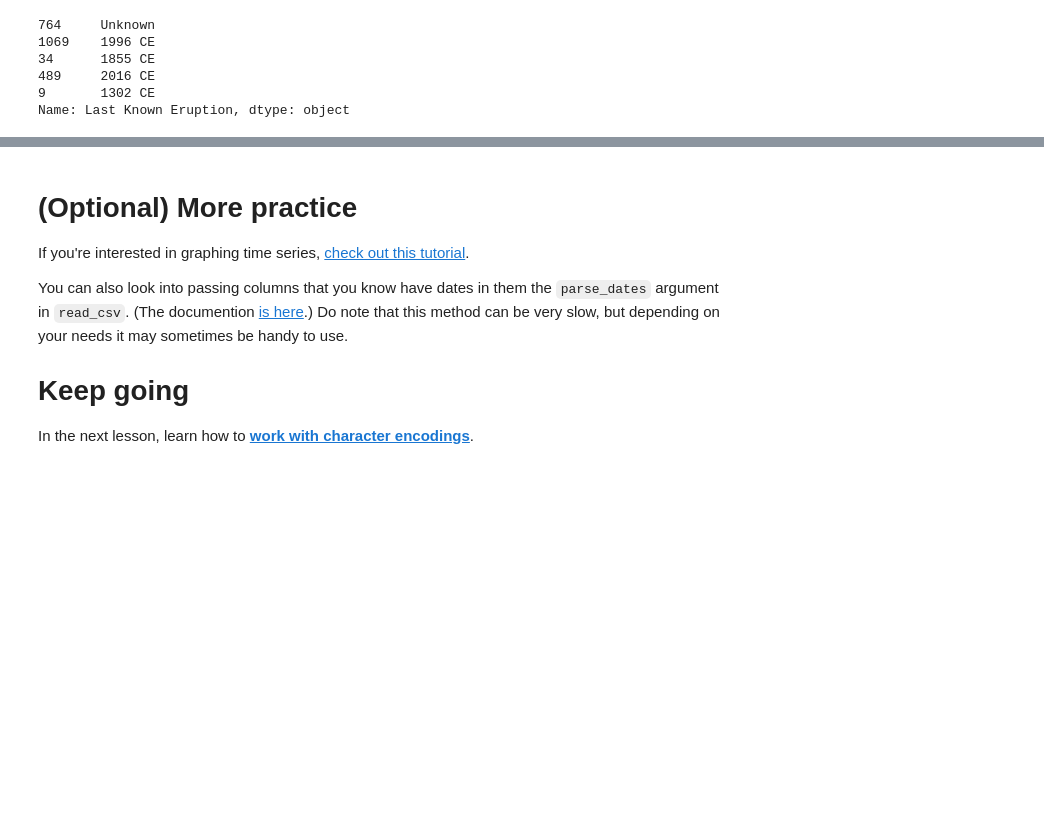
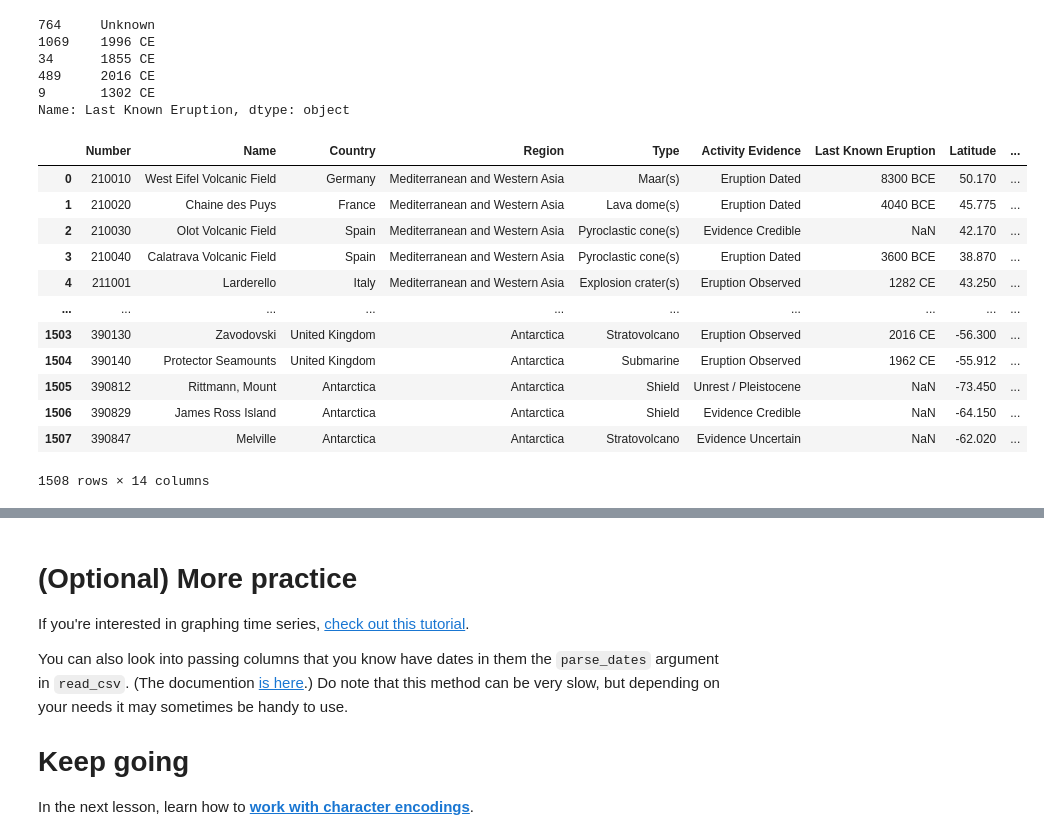
Before and after one commit to ABDELLAH-Hallou/Data-Cleaning, a Jupyter notebook: exercise-parsing-dates.ipynb, the cells around one changed output, grey strips where cells are left out. Cells and saved outputs as stored; diff of their text form; code cells hidden in the pictures; blank space fills up the shorter version.

```diff
--- a/exercise-parsing-dates.ipynb
+++ b/exercise-parsing-dates.ipynb
@@ -172,3 +180,24 @@ volcanos['Last Known Eruption'].sample(5)
 489     2016 CE
 9       1302 CE
 Name: Last Known Eruption, dtype: object
+# %%
+volcanos['Last Known Eruption'] = volcanos['Last Known Eruption'].apply(lambda x: np.nan if x=='Unknown' else x)
+volcanos['Last Known Eruption Year'] = (volcanos['Last Known Eruption'].
+                                         apply(lambda x: np.nan if pd.isnull(x) else str(x).split(' ')[0] ))
+volcanos['Last Known Eruption BCE/CE'] = (volcanos['Last Known Eruption'].
+                                           apply(lambda x: np.nan if pd.isnull(x) else str(x).split(' ')[1]))
+volcanos
+# %% [output]
+|  | Number | Name | Country | Region | Type | Activity Evidence | Last Known Eruption | Latitude | ... |
+| 0 | 210010 | West Eifel Volcanic Field | Germany | Mediterranean and Western Asia | Maar(s) | Eruption Dated | 8300 BCE | 50.170 | ... |
+| 1 | 210020 | Chaine des Puys | France | Mediterranean and Western Asia | Lava dome(s) | Eruption Dated | 4040 BCE | 45.775 | ... |
+| 2 | 210030 | Olot Volcanic Field | Spain | Mediterranean and Western Asia | Pyroclastic cone(s) | Evidence Credible | NaN | 42.170 | ... |
+| 3 | 210040 | Calatrava Volcanic Field | Spain | Mediterranean and Western Asia | Pyroclastic cone(s) | Eruption Dated | 3600 BCE | 38.870 | ... |
+| 4 | 211001 | Larderello | Italy | Mediterranean and Western Asia | Explosion crater(s) | Eruption Observed | 1282 CE | 43.250 | ... |
+| ... | ... | ... | ... | ... | ... | ... | ... | ... | ... |
+| 1503 | 390130 | Zavodovski | United Kingdom | Antarctica | Stratovolcano | Eruption Observed | 2016 CE | -56.300 | ... |
+| 1504 | 390140 | Protector Seamounts | United Kingdom | Antarctica | Submarine | Eruption Observed | 1962 CE | -55.912 | ... |
+| 1505 | 390812 | Rittmann, Mount | Antarctica | Antarctica | Shield | Unrest / Pleistocene | NaN | -73.450 | ... |
+| 1506 | 390829 | James Ross Island | Antarctica | Antarctica | Shield | Evidence Credible | NaN | -64.150 | ... |
+| 1507 | 390847 | Melville | Antarctica | Antarctica | Stratovolcano | Evidence Uncertain | NaN | -62.020 | ... |
+1508 rows × 14 columns
```
Also changed, not shown: parts of 4 cells of this notebook.
